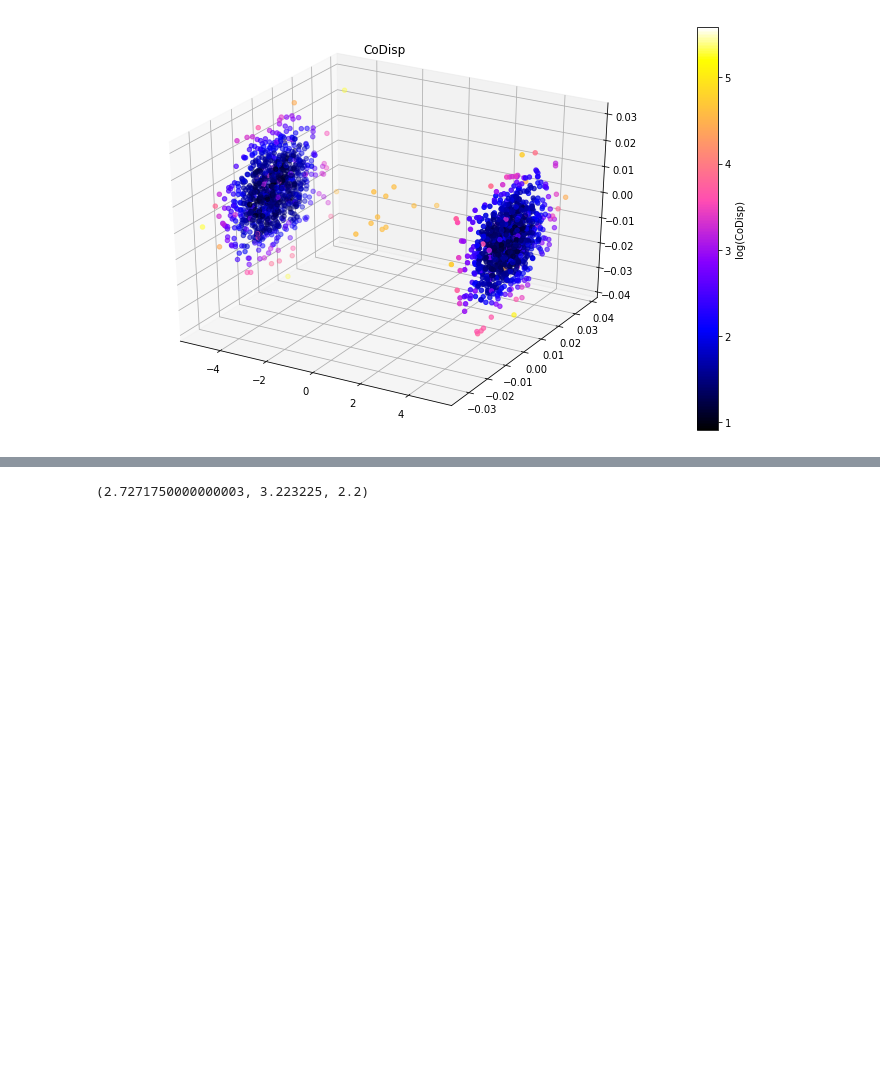
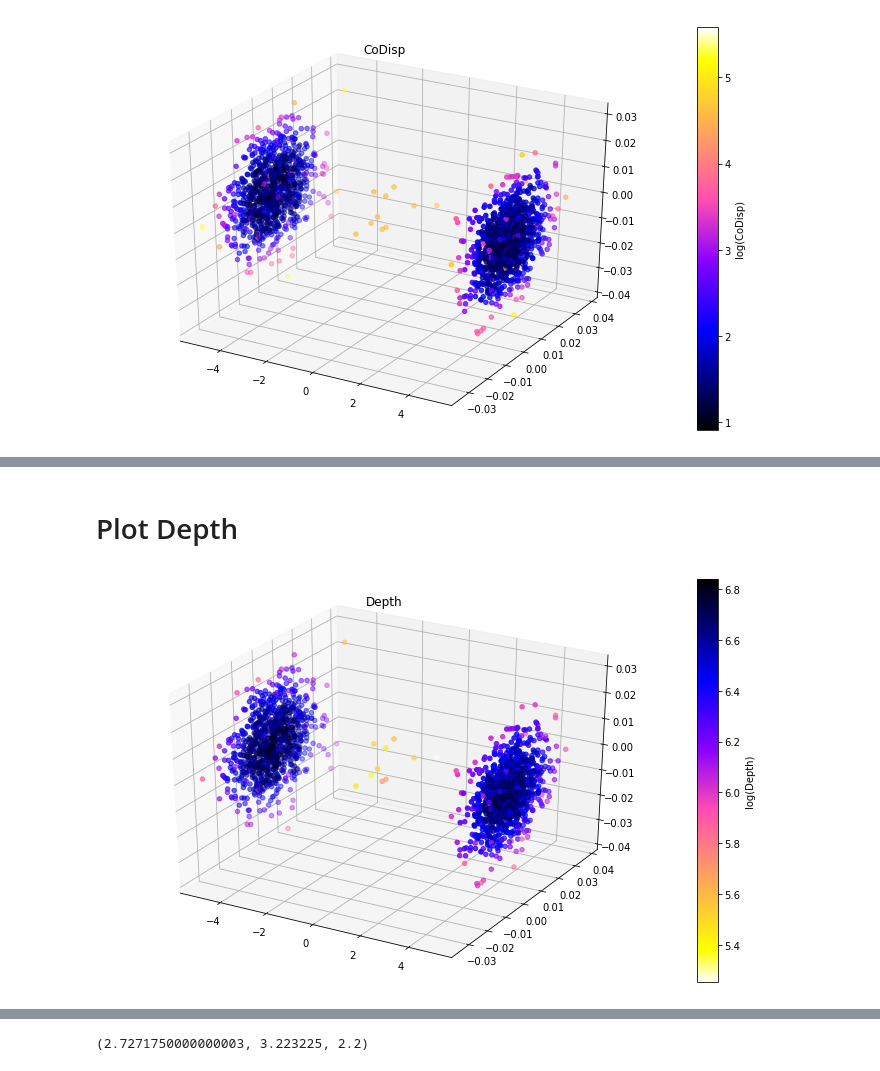
Before and after one commit to kLabUM/rrcf, a Jupyter notebook: notebooks/codisp_test.ipynb, the cells around one changed output, grey strips where cells are left out. Cells and saved outputs as stored; diff of their text form; code cells hidden in the pictures; blank space fills up the shorter version.

```diff
--- a/notebooks/codisp_test.ipynb
+++ b/notebooks/codisp_test.ipynb
@@ -71,0 +84,11 @@ plt.tight_layout()
+# %% [markdown]
+# Plot Depth
+# %%
+fig = plt.figure(figsize=(10,6))
+ax = fig.add_subplot(111, projection='3d')
+sc = ax.scatter(X[:,0], X[:,1], X[:,2], c=np.log(avg_depth.sort_index().values), cmap='gnuplot2_r')
+plt.colorbar(sc, label='log(Depth)')
+plt.title('Depth')
+plt.tight_layout()
+# %% [output]
+[figure, added]
```
Also changed, not shown: parts of 7 cells of this notebook, 1 other file.
